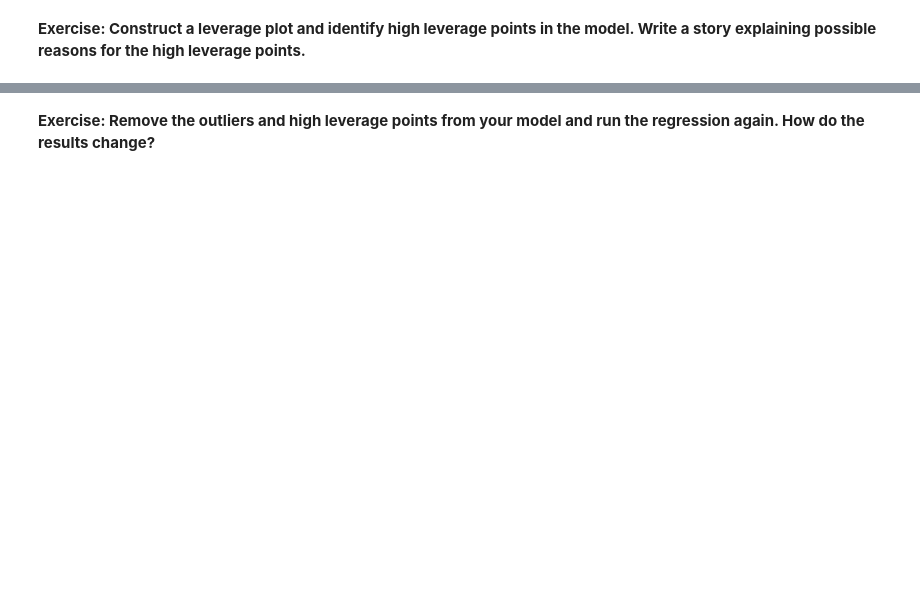
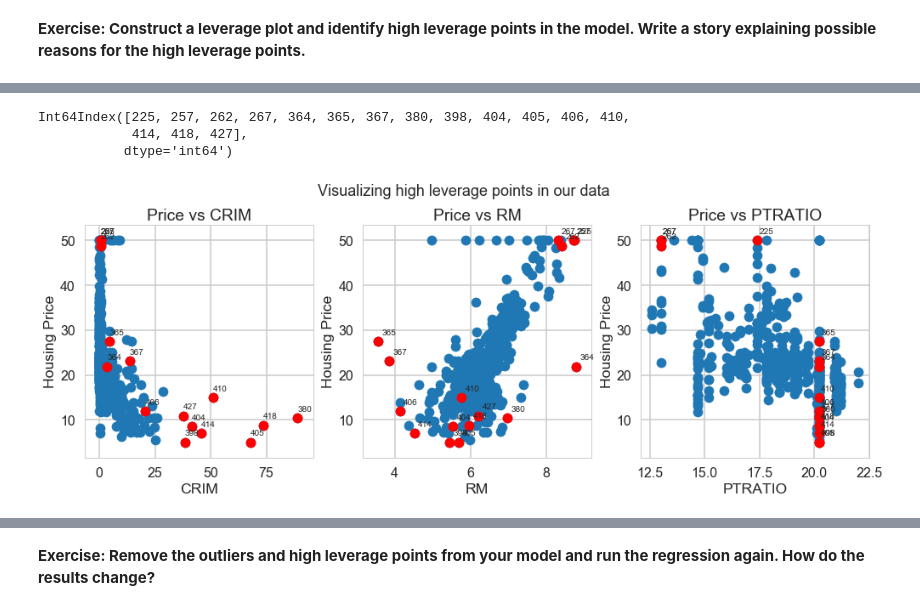
Before and after one commit to pratha19/Springboard_mini_project_10.1_Linear_Reg, a Jupyter notebook: Mini_Project_Linear_Regression.ipynb, the cells around one changed output, grey strips where cells are left out. Saved outputs shown, nothing was run; the diff lists cells and outputs as text; code cells hidden in the pictures; blank space fills up the shorter version.

```diff
--- a/Mini_Project_Linear_Regression.ipynb
+++ b/Mini_Project_Linear_Regression.ipynb
@@ -1154,0 +1250,36 @@ fig = plot_leverage_resid2(m_CR_RM_PT, alpha=0.05, ax = ax)
+# %%
+# calculating leverage
+influence = m_CR_RM_PT.get_influence()
+
+leverage = pd.Series(influence.hat_matrix_diag)
+
+p = 4 ; n = len(leverage)
+
+# calculating high leverage values
+highlev = leverage[leverage > 3*4/n]
+# calculating the index for high leverage points in our dataset
+highlev.index
+# %% [output]
+Int64Index([225, 257, 262, 267, 364, 365, 367, 380, 398, 404, 405, 406, 410,
+            414, 418, 427],
+           dtype='int64')
+# %%
+# Visulaizing the scatter plots with high leverge points highlighted
+bos_highlev = bos.loc[highlev.index]
+cols = ['CRIM', 'RM', 'PTRATIO']
+fig, ax = plt.subplots(1, 3)
+for i in range(0, len(cols)):
+    ax[i].figure.set_size_inches(14, 5)
+    ax[i].scatter(bos[cols[i]], bos.PRICE)
+    ax[i].scatter(bos_highlev[cols[i]], bos_highlev.PRICE, color='r')
+    for j in bos_highlev.index:
+        ax[i].annotate(j, (bos_highlev.loc[j, cols[i]], bos_highlev.loc[j, 'PRICE']), \
+                       xytext=(bos_highlev.loc[j, cols[i]] + 0.1, bos_highlev.loc[j, 'PRICE'] + 1.5))
+    ax[i].set_xlabel(cols[i])
+    ax[i].set_ylabel("Housing Price")
+    ax[i].set_title('Price vs '+cols[i])
+    fig.tight_layout()
+_ = plt.suptitle('Visualizing high leverage points in our data', x= 0.5, y= 1.05, fontsize = 18)
+_ = plt.tight_layout()
+# %% [output]
+[figure, added]
```
Also changed, not shown: parts of 26 cells of this notebook.
